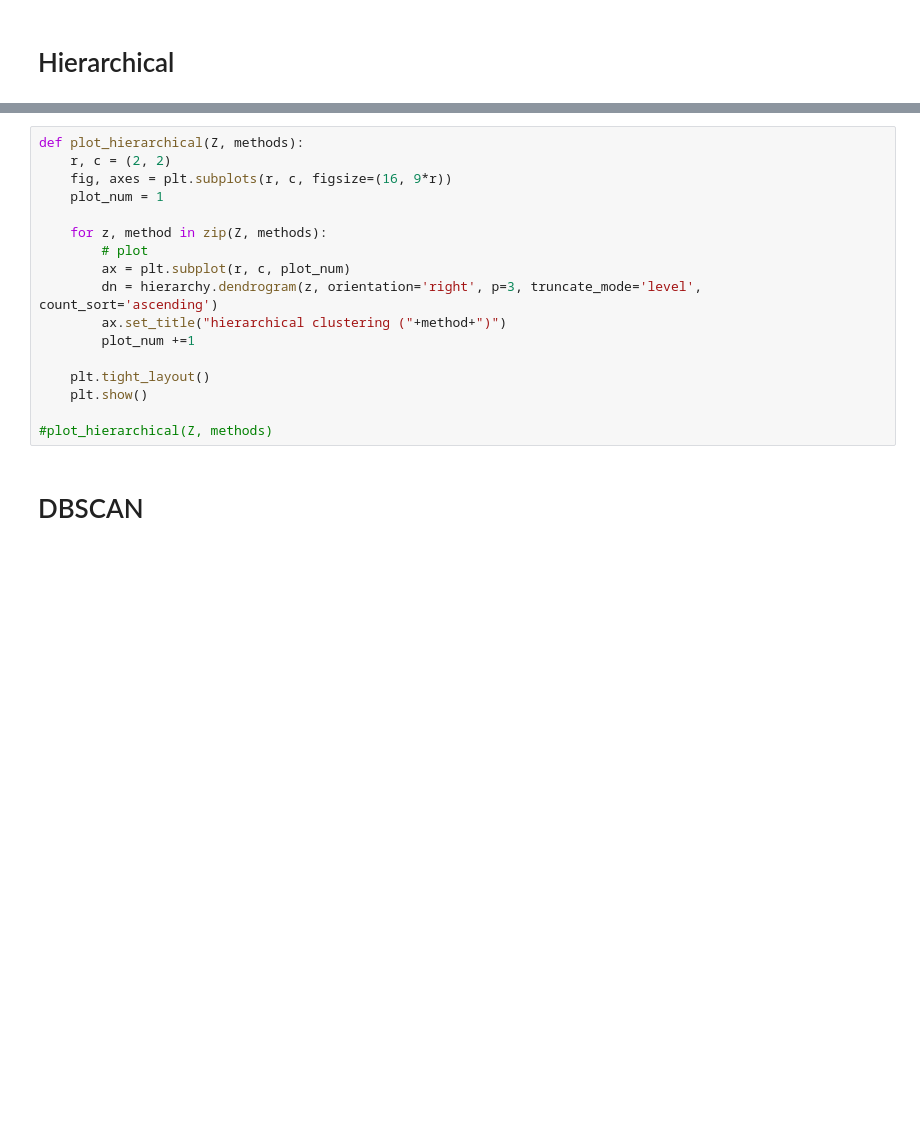
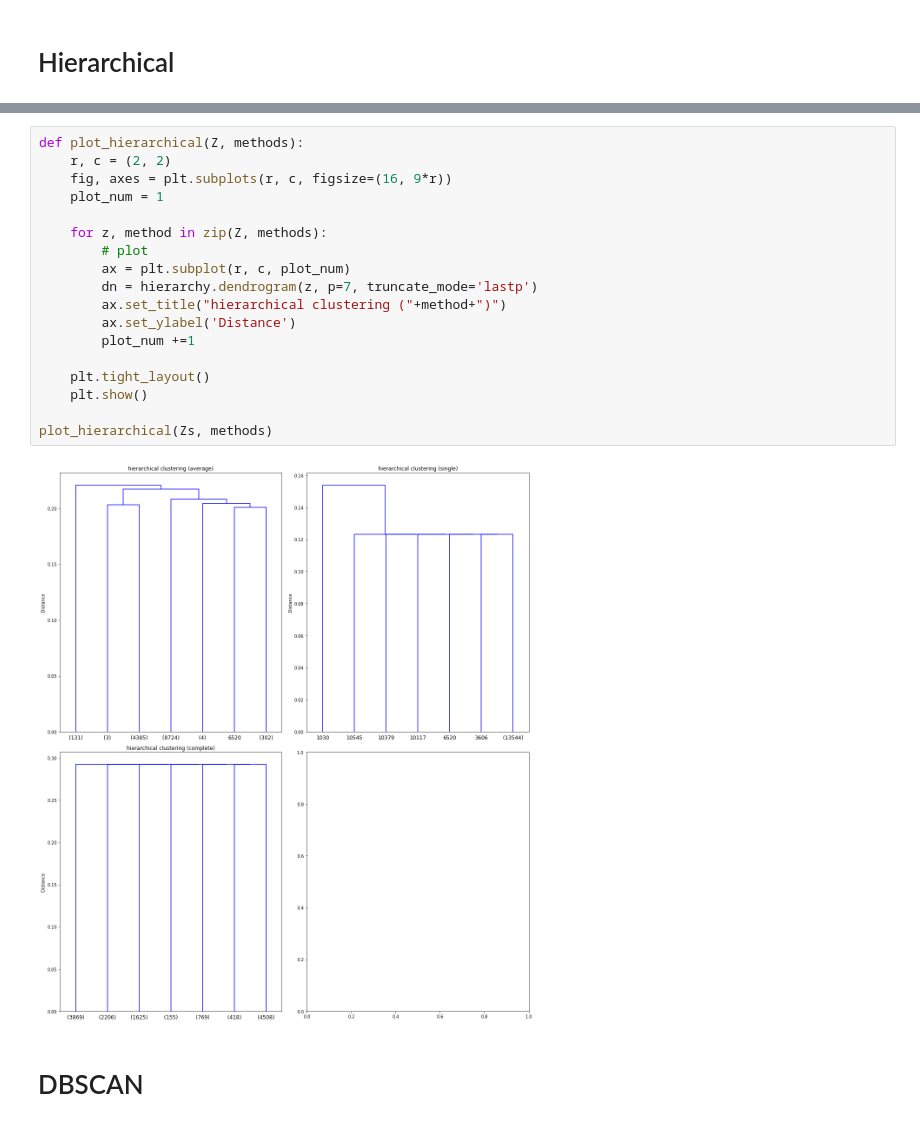
Before and after one commit to ingJSNA/dataMining2018, a Jupyter notebook: ICFES 4 Clustering.ipynb, the cells around one changed output, grey strips where cells are left out. Drawn from its saved outputs; the diff is of its cells as text; blank space fills up the shorter version.

```diff
--- a/ICFES 4 Clustering.ipynb
+++ b/ICFES 4 Clustering.ipynb
@@ -228,20 +264,23 @@ Z = hierarchical_exp(X, methods)
 # %%
 def plot_hierarchical(Z, methods):
     r, c = (2, 2)
     fig, axes = plt.subplots(r, c, figsize=(16, 9*r))
     plot_num = 1
 
     for z, method in zip(Z, methods):
         # plot
         ax = plt.subplot(r, c, plot_num)
-        dn = hierarchy.dendrogram(z, orientation='right', p=3, truncate_mode='level', count_sort='ascending')
+        dn = hierarchy.dendrogram(z, p=7, truncate_mode='lastp')
         ax.set_title("hierarchical clustering ("+method+")")
+        ax.set_ylabel('Distance')
         plot_num +=1
 
     plt.tight_layout()
     plt.show()
 
-#plot_hierarchical(Z, methods)
+plot_hierarchical(Zs, methods)
+# %% [output]
+[figure, added]
 # %% [markdown]
 # DBSCAN
 # %%
```
Also changed, not shown: parts of 6 cells of this notebook.
